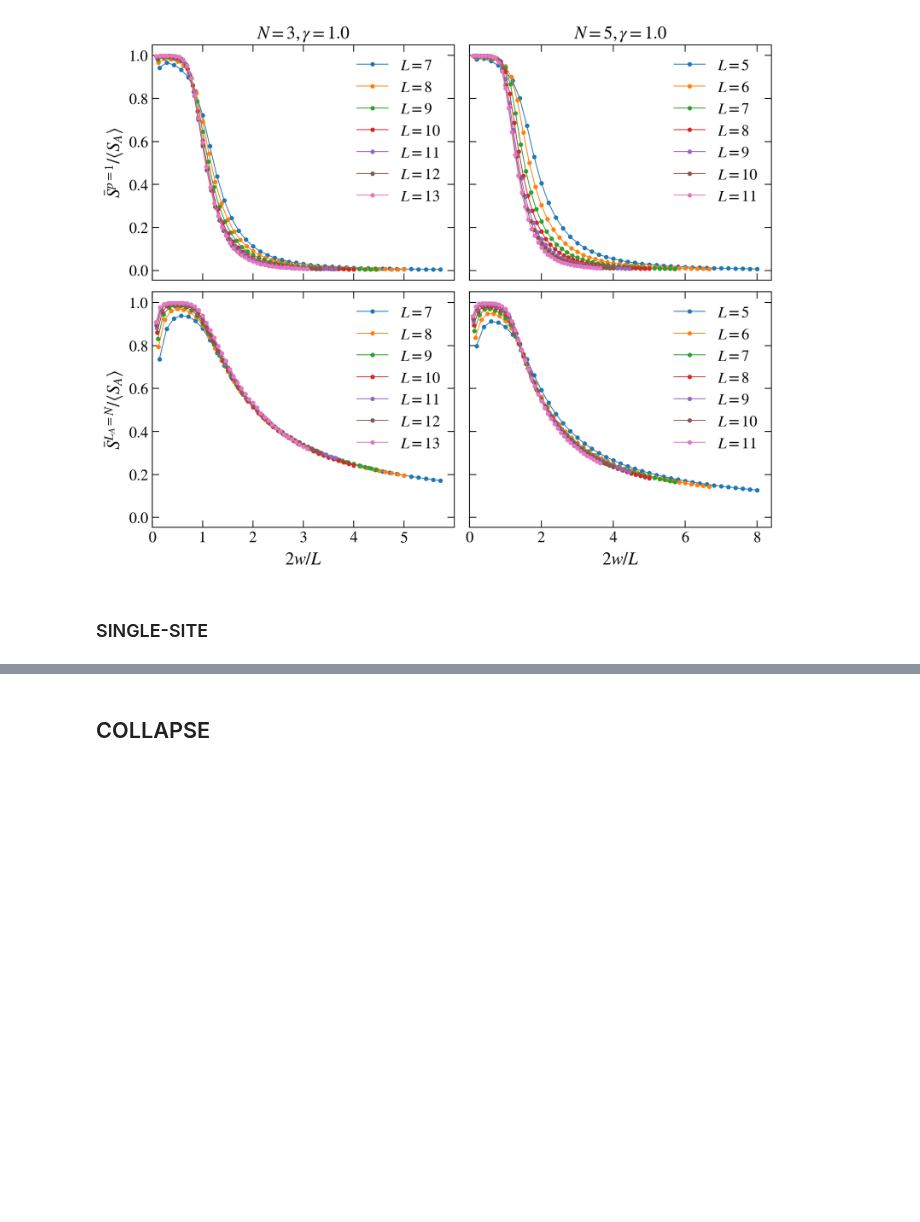
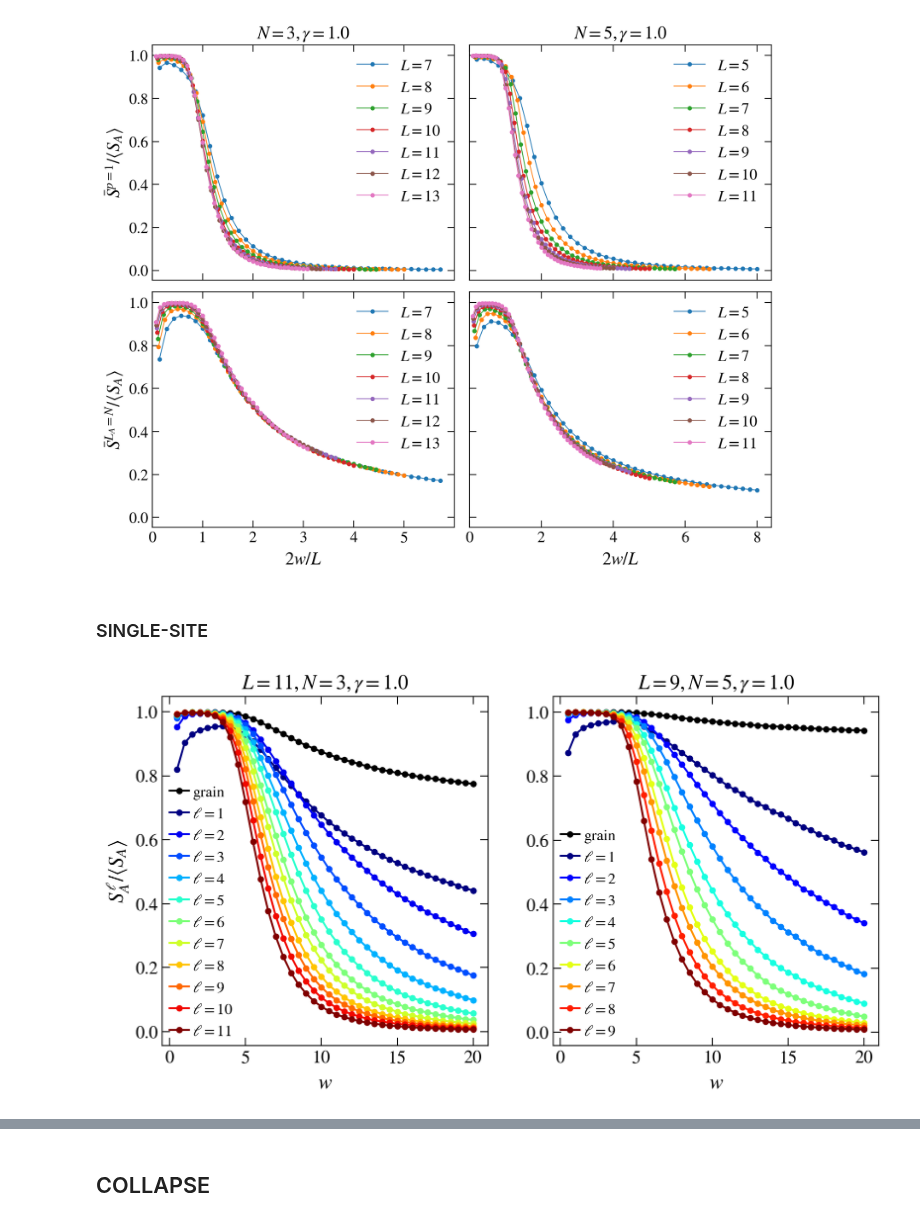
Before and after one commit to Rafal-Swietek/QHamSolver, a Jupyter notebook: QuantumSun/Jupyter_Python/critical_points.ipynb, the cells around one changed output, grey strips where cells are left out. Drawn from its saved outputs; the diff is of its cells as text; code cells hidden in the pictures; blank space fills up the shorter version.

```diff
--- a/QuantumSun/Jupyter_Python/critical_points.ipynb
+++ b/QuantumSun/Jupyter_Python/critical_points.ipynb
@@ -697,3 +710,67 @@ fig.subplots_adjust(wspace = 0.05, hspace=0.05)
 [figure]
 # %% [markdown]
 ### SINGLE-SITE
+# %%
+L_total=14
+J=1.0
+alfa=1.0
+h=0.0
+w=2.0
+zeta=0.0
+N=3
+gamma=1.0
+ini_ave=0
+
+w_vals = [10.0]
+if config_disorder and config_disorder_sorted:
+    w_vals = np.linspace(1.0, 4.9, 40)
+    w_vals = np.round(10**w_vals, 5)
+elif config_disorder:
+    w_vals = np.linspace(0.5, 35.0, 70)
+else:
+    w_vals = np.linspace(0.5, 20.0, 40)
+
+fig, axis = plt.subplots( nrows=1, ncols=2, figsize=(10,5), dpi = 200)
+
+
+nu = 500
+frac = lambda dim: int(dim * nu) if nu <= 1.0 else nu
+
+folder_base = f'./collected data/'
+folder = folder_base + base_dir[3:] + f"nu={nu}/"
+os.makedirs(folder_base, exist_ok=True)
+os.makedirs(folder, exist_ok=True)
+
+
+for idx1, N in enumerate([3, 5]):
+    L = L_total - N
+    sub_sizes = np.arange(0, L_total + 1)
+    name_out = folder + f'_L={L},N={N},gamma={gamma},alfa={alfa}.hdf5'
+
+    if exists(name_out):
+        with h5py.File(name_out, "r") as file:
+            w_vals       = np.array(file.get('disorder'))
+            gap_ratio    = np.array(file.get('gap_ratio'))
+            entropy      = np.array(file.get('entropy'))
+            entropy_site = np.array(file.get('single_site_entropy'))
+    else:
+        print(name_out)
+
+    colors = plt.cm.jet(np.linspace(0, 1, sub_sizes.size-N-1))
+    for ell in sub_sizes[N-1 : -1]:
+        ydata = entropy_site[ell] / page(1, L_total - 1)
+        axis[idx1].plot(w_vals, ydata, marker='o', markersize=4, label=r"$\ell=%d$"%(ell - N + 1) if ell >= N else "grain", color=colors[ell-N] if ell >= N else 'black')
+        #axis.plot(w_vals, gap_ratio, marker='o', label=r"$L=%d$"%L)
+        #axis[idx1].set_ylim(0,1)
+        #axis[idx1].set_xlim(0, None)
+fig_help.set_plot_elements(axis[0], ylabel=r"$S^{\ell}_A / \langle S_A\rangle$", xlabel=r"$w$", font_size=14, set_legend=False)
+fig_help.set_plot_elements(axis[1], ylabel="", xlabel=r"$w$", font_size=14, set_legend=False)
+
+
+axis[0].set_title(r"$L=%d, N=3, \gamma=%.1f$"%(L_total - 3,gamma), fontsize=16)
+axis[1].set_title(r"$L=%d, N=5, \gamma=%.1f$"%(L_total - 5,gamma), fontsize=16)
+axis[0].legend(loc = 'lower left', columnspacing=0.4, frameon=False, fontsize=12, handletextpad=0.25, handlelength = 1.25, bbox_to_anchor=(-0.02,-0.02))
+axis[1].legend(loc = 'lower left', columnspacing=0.4, frameon=False, fontsize=12, handletextpad=0.25, handlelength = 1.25, bbox_to_anchor=(-0.02,-0.02))
+fig.subplots_adjust(wspace = 0.2, hspace=0.05)
+# %% [output]
+[figure, added]
```
Also changed, not shown: parts of 8 cells of this notebook, 12 other files.
